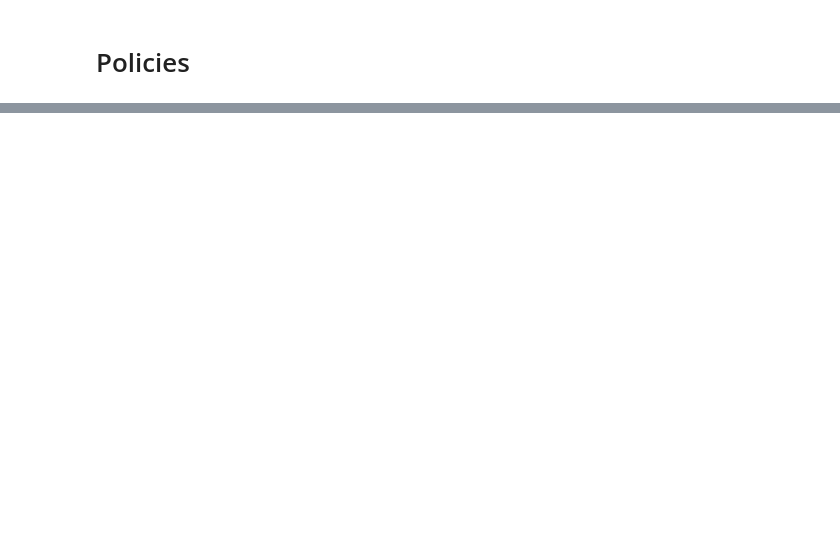
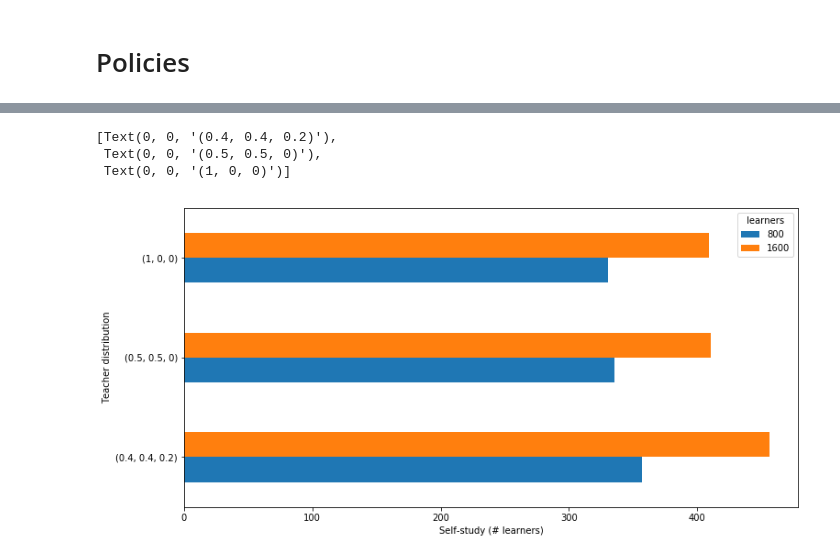
Before and after one commit to N-Wouda/PL-Hourly-Heuristic, a Jupyter notebook: analysis.ipynb, the cells around one changed output, grey strips where cells are left out. Saved outputs shown, nothing was run; the diff lists cells and outputs as text; code cells hidden in the pictures; blank space fills up the shorter version.

```diff
--- a/analysis.ipynb
+++ b/analysis.ipynb
@@ -134,2 +115,16 @@ Name: self-study (# learners), dtype: float64
+# %%
+_, ax = plt.subplots()
+
+grouped = data.groupby(["learners", "first_degree"])
+grouped["self-study (# learners)"].mean().unstack(0).plot.barh(ax=ax, figsize=(12, 6))
+
+ax.set_xlabel("Self-study (# learners)")
+ax.set_ylabel("Teacher distribution")
+ax.set_yticklabels(["(0.4, 0.4, 0.2)", "(0.5, 0.5, 0)",  "(1, 0, 0)"])
+# %% [output]
+[Text(0, 0, '(0.4, 0.4, 0.2)'),
+ Text(0, 0, '(0.5, 0.5, 0)'),
+ Text(0, 0, '(1, 0, 0)')]
+[figure, added]
 # %%
 grouped = data.groupby(["learners", "penalty"])
```
Also changed, not shown: parts of 8 cells of this notebook.
